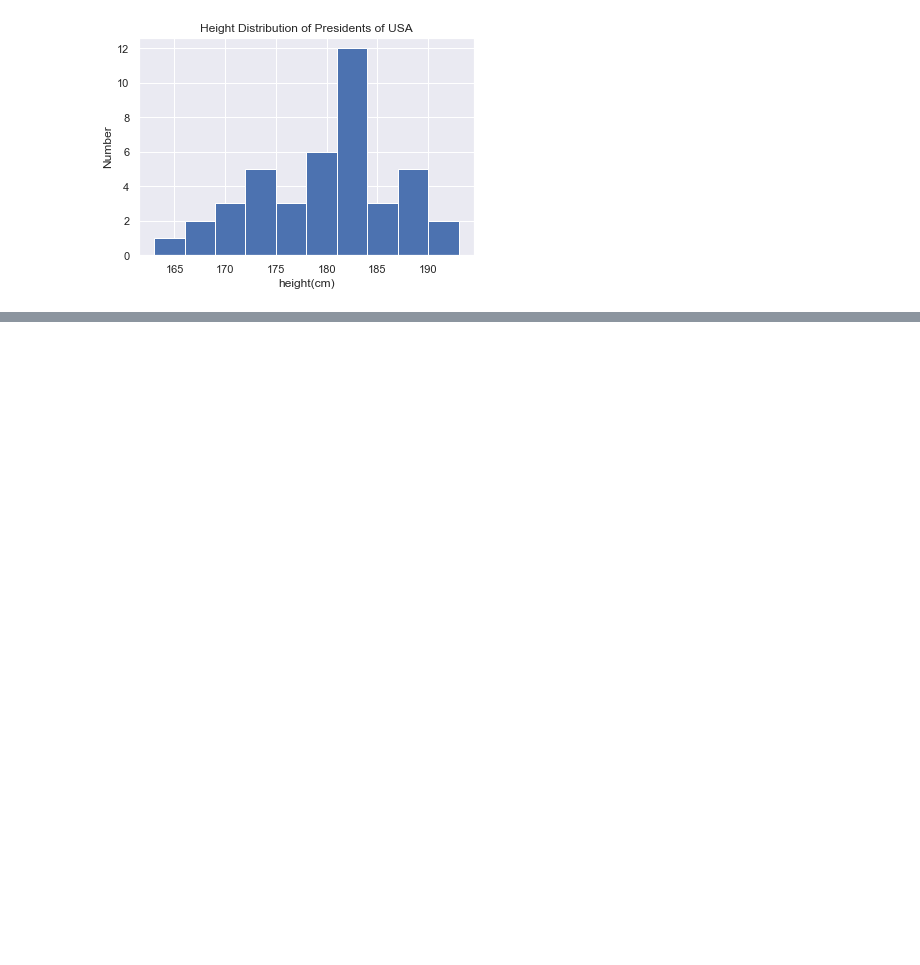
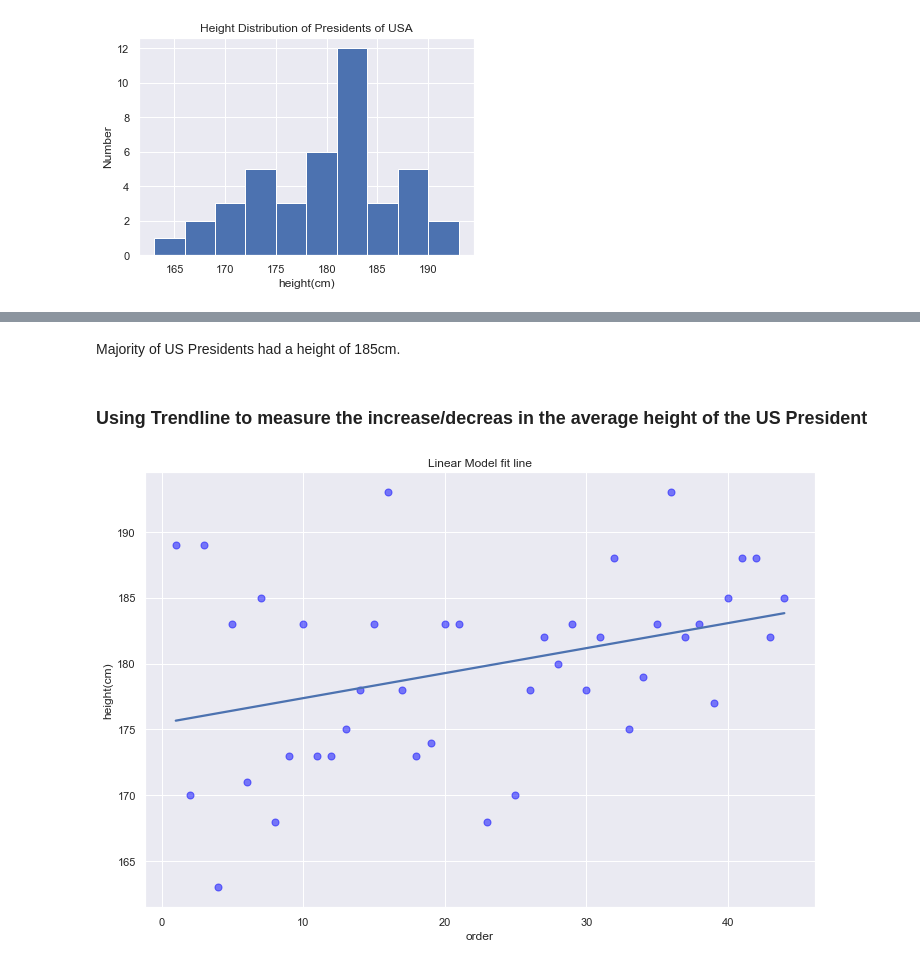
Before and after one commit to WaqasAli-Munawar/Data-Science-Projects-Foundation, a Jupyter notebook: 1.President Heights Analysis.ipynb, the cells around one changed output, grey strips where cells are left out. Cells and saved outputs as stored; diff of their text form; code cells hidden in the pictures; blank space fills up the shorter version.

```diff
--- a/1.President Heights Analysis.ipynb
+++ b/1.President Heights Analysis.ipynb
@@ -56,0 +87,15 @@ plt.show()
+# %% [markdown]
+Majority of US Presidents had a height of 185cm.
+# %% [markdown]
+### Using Trendline to measure the increase/decreas in the average height of the US President
+# %%
+# Draw regression plot - Visulalize linear regression model
+
+plt.figure(figsize=(12,8))
+sns.regplot(x=heights["order"], y=heights["height(cm)"], marker="o",
+            scatter_kws={"color":"blue","alpha":0.5,"s":50},
+            fit_reg = True, scatter = True, ci = None) # ci: Confidence Interval
+plt.title("Linear Model fit line")
+plt.show()
+# %% [output]
+[figure, added]
```
Also changed, not shown: parts of 13 cells of this notebook, 1 other file.
